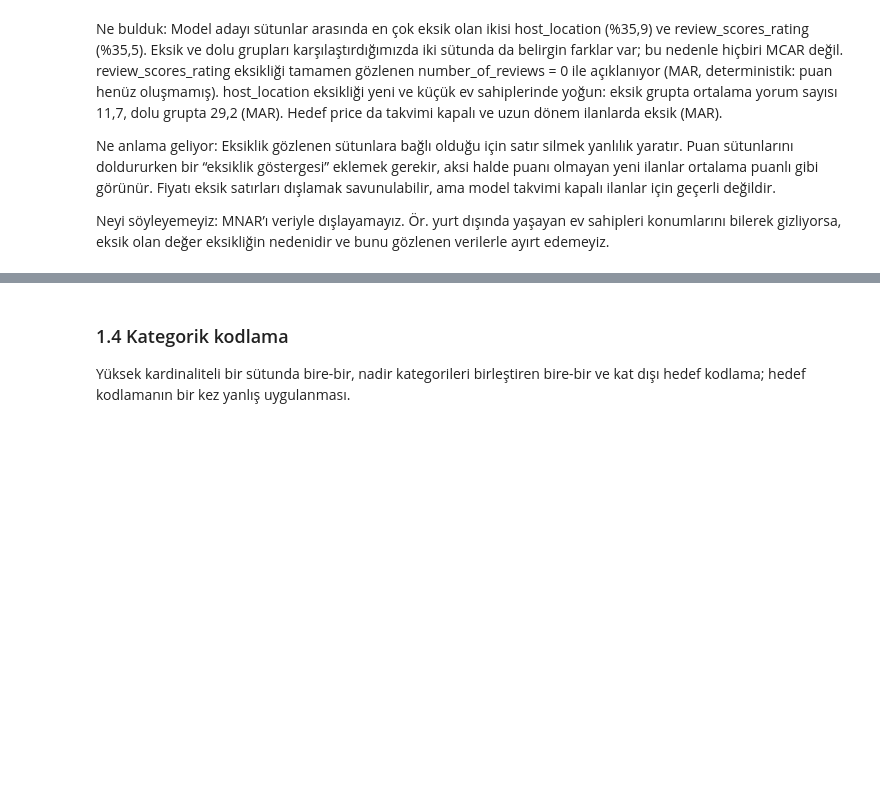
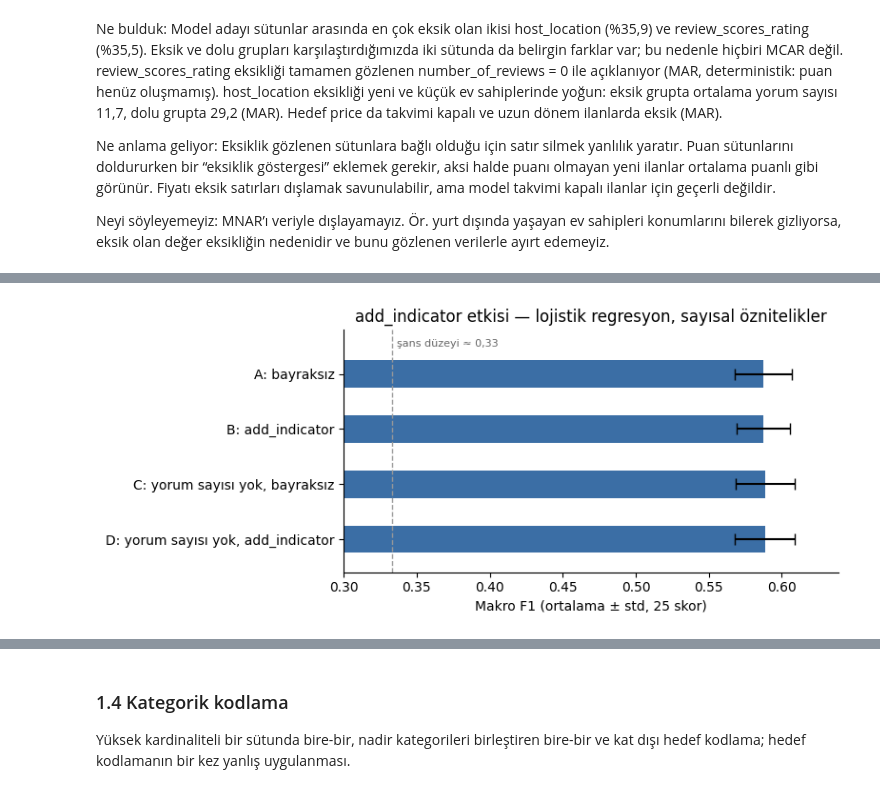
Before and after one commit to barisaykent-spec/Veri_Muh_Proje1, a Jupyter notebook: calisma/baris/BIL545_Proje1.ipynb, the cells around one changed output, grey strips where cells are left out. Saved outputs shown, nothing was run; the diff lists cells and outputs as text; code cells hidden in the pictures; blank space fills up the shorter version.

```diff
--- a/calisma/baris/BIL545_Proje1.ipynb
+++ b/calisma/baris/BIL545_Proje1.ipynb
@@ -521,3 +521,90 @@ Ne bulduk: Model adayı sütunlar arasında en çok eksik olan ikisi host_locati
 Ne anlama geliyor: Eksiklik gözlenen sütunlara bağlı olduğu için satır silmek yanlılık yaratır. Puan sütunlarını doldururken bir “eksiklik göstergesi” eklemek gerekir, aksi halde puanı olmayan yeni ilanlar ortalama puanlı gibi görünür. Fiyatı eksik satırları dışlamak savunulabilir, ama model takvimi kapalı ilanlar için geçerli değildir.
 
 Neyi söyleyemeyiz: MNAR’ı veriyle dışlayamayız. Ör. yurt dışında yaşayan ev sahipleri konumlarını bilerek gizliyorsa, eksik olan değer eksikliğin nedenidir ve bunu gözlenen verilerle ayırt edemeyiz.
+# %%
+# =====================================================================
+# 1.3-d — add_indicator deneyi: "eksikti" bayrağı modele bir şey katıyor mu?
+# 1.3-c hücresinden sonra yeni bir hücreye yapıştırın (df13 hazırken).
+# =====================================================================
+import numpy as np
+from sklearn.pipeline import Pipeline
+from sklearn.impute import SimpleImputer
+from sklearn.preprocessing import StandardScaler
+from sklearn.linear_model import LogisticRegression
+from sklearn.model_selection import StratifiedGroupKFold, cross_val_score
+
+# ---- 1) Modelleme verisi (ORTAK_KARARLAR: kısa dönem + fiyatı olanlar) ----
+fiyat = df13["price"].str.replace(r"[$,]", "", regex=True).astype(float)   # "$4,736.32" -> 4736.32
+veri  = df13[(df13["minimum_nights"] < 30) & fiyat.notna()].copy()
+fiyat = fiyat[veri.index]
+
+# Hedef: sabit sınırlarla üç dilim (ORTAK_KARARLAR, karar 4)
+y = pd.cut(fiyat, [-np.inf, 3455.50, 5877.67, np.inf], right=False,
+           labels=["ucuz", "orta", "pahali"]).astype(str)
+gruplar = veri["host_id"]                       # bölme ev sahibine göre
+print("Satır:", len(veri), "| Sınıflar:", y.value_counts().to_dict())
+
+# ---- 2) Öznitelikler: şimdilik yalnız sayısal adaylar (kategorikler 1.4'te) ----
+sayisal_oznitelikler = [
+    "accommodates", "bedrooms", "beds", "latitude", "longitude",
+    "minimum_nights", "maximum_nights",
+    "availability_30", "availability_60", "availability_90", "availability_365",
+    "number_of_reviews", "number_of_reviews_ltm", "reviews_per_month",
+    "review_scores_rating", "review_scores_accuracy", "review_scores_cleanliness",
+    "review_scores_checkin", "review_scores_communication",
+    "review_scores_location", "review_scores_value",
+    "host_listings_count", "calculated_host_listings_count", "hosts_time_as_host_years",
+]
+X = veri[sayisal_oznitelikler]
+print("Eksik içeren öznitelik sayısı:", int((X.isna().mean() > 0).sum()))
+
+# ---- 3) İki hat: tek fark add_indicator ----
+#   Pipeline = adımları sırayla bağlayan zincir. cross_val_score her katta
+#   zinciri YALNIZ eğitim verisiyle kurar (medyan da eğitim verisinden hesaplanır)
+#   -> sızıntı yok. 1.5'te bunun neden önemli olduğunu deneyle göreceğiz.
+def hat(add_indicator):
+    return Pipeline([
+        ("doldur",  SimpleImputer(strategy="median", add_indicator=add_indicator)),
+        ("olcekle", StandardScaler()),
+        ("model",   LogisticRegression(max_iter=2000)),
+    ])
+
+# ---- 4) Değerlendirme: ev sahibine göre 5 kat x 5 tekrar = 25 skor ----
+def skorla(model, X):
+    skorlar = []
+    for tohum in range(5):                       # 5 farklı karıştırma = tekrarlı ÇD
+        cv = StratifiedGroupKFold(n_splits=5, shuffle=True, random_state=tohum)
+        skorlar.extend(cross_val_score(model, X, y, groups=gruplar, cv=cv,
+                                       scoring="f1_macro"))
+    return np.array(skorlar)
+
+sonuc = {}
+sonuc["A: bayraksız"]     = skorla(hat(False), X)
+sonuc["B: add_indicator"] = skorla(hat(True),  X)
+
+# ---- 5) Yan deney: yorum sayısı sütunları OLMADAN ----
+#   Puanın eksik olduğunu model zaten number_of_reviews = 0'dan anlayabilir.
+#   Bu sütunları çıkarırsak bayrağın tek başına katkısını görürüz.
+X_yorumsuz = X.drop(columns=["number_of_reviews", "number_of_reviews_ltm", "reviews_per_month"])
+sonuc["C: yorum sayısı yok, bayraksız"]     = skorla(hat(False), X_yorumsuz)
+sonuc["D: yorum sayısı yok, add_indicator"] = skorla(hat(True),  X_yorumsuz)
+
+tablo = pd.DataFrame({k: {"ortalama": v.mean(), "std": v.std()} for k, v in sonuc.items()}).T.round(4)
+print("\nMakro F1 (ev sahibine göre 5x5 çapraz doğrulama):")
+print(tablo.to_string())
+
+# ---- 6) Grafik: hata çubuklarıyla (yönerge 3.4: ortalama ± std) ----
+import matplotlib.pyplot as plt
+fig, ax = plt.subplots(figsize=(8, 3.5))
+ax.barh(tablo.index[::-1], tablo["ortalama"][::-1], xerr=tablo["std"][::-1],
+        color="#3b6ea5", height=0.5, capsize=4)
+ax.set_xlabel("Makro F1 (ortalama ± std, 25 skor)")
+ax.set_xlim(0.30, max(0.60, tablo["ortalama"].max() + 0.05))
+ax.axvline(1/3, color="#999999", linestyle="--", linewidth=1)
+ax.set_ylim(-0.6, len(tablo) - 0.2)
+ax.text(1/3 + 0.003, len(tablo) - 0.45, "şans düzeyi ≈ 0,33", color="#666666", fontsize=8, va="center")
+ax.set_title("add_indicator etkisi — lojistik regresyon, sayısal öznitelikler")
+for s in ["top", "right"]: ax.spines[s].set_visible(False)
+plt.tight_layout(); plt.show()
+print("Açıklama: A–B ve C–D çiftleri yalnızca 'eksikti' bayrağının varlığıyla ayrışıyor.")
+# %% [output]
@@ -523,0 +620 @@ Neyi söyleyemeyiz: MNAR’ı veriyle dışlayamayız. Ör. yurt dışında yaş
+[figure, added]
```
Also changed, not shown: parts of 2 cells of this notebook.
